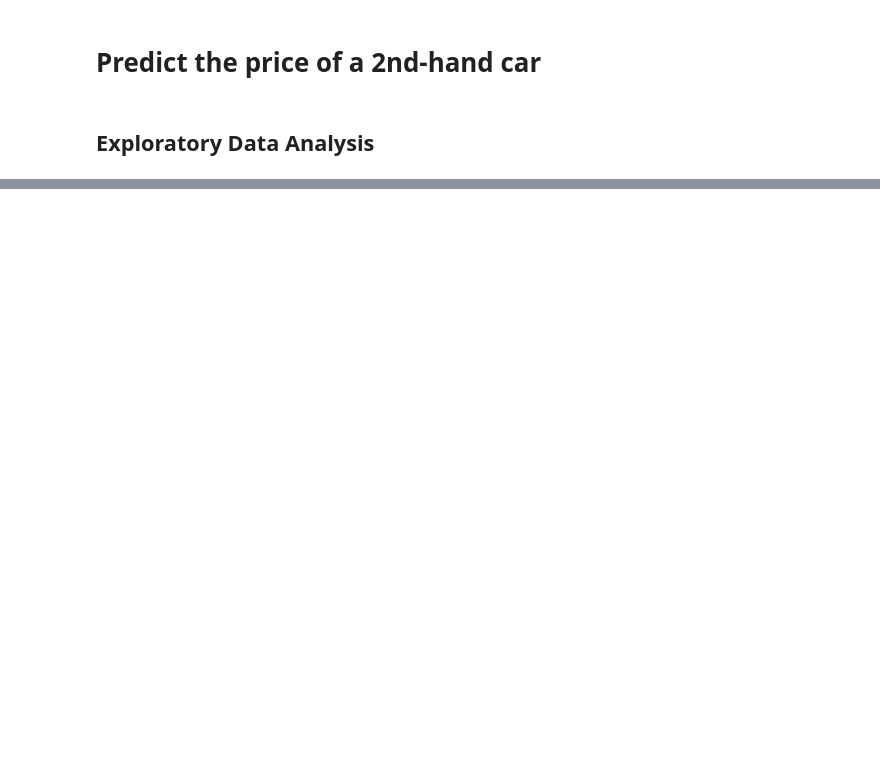
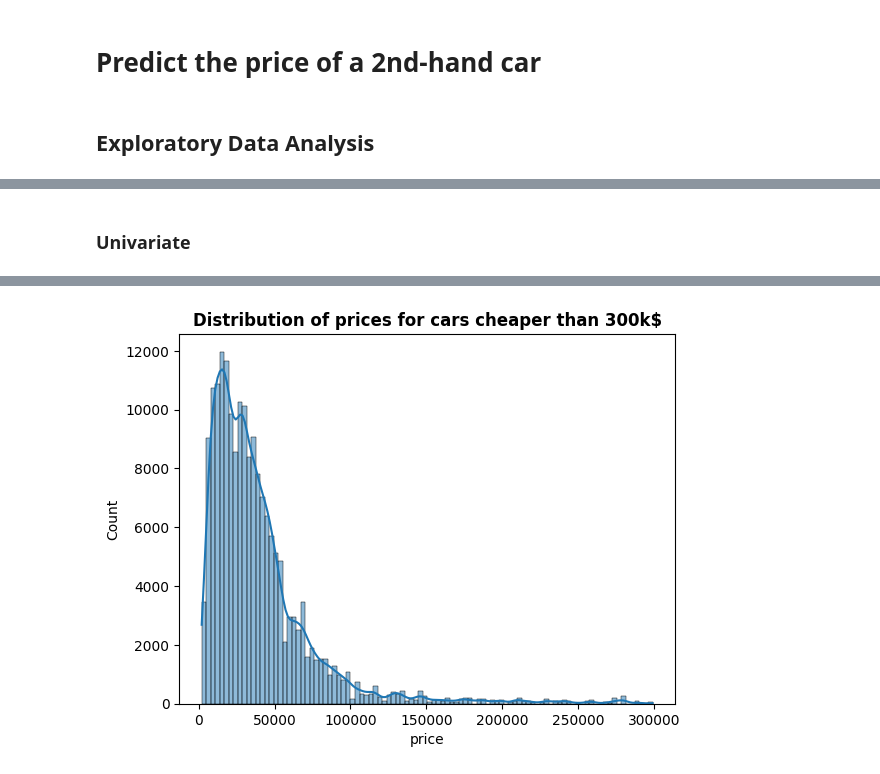
Before and after one commit to Rachadja/Regression-of-Used-Car-Prices, a Jupyter notebook: code/Notebook_Thibaud.ipynb, the cells around one changed output, grey strips where cells are left out. Cells and saved outputs as stored; diff of their text form; code cells hidden in the pictures; blank space fills up the shorter version.

```diff
--- a/code/Notebook_Thibaud.ipynb
+++ b/code/Notebook_Thibaud.ipynb
@@ -7,4 +7,5 @@ import seaborn as sns
 # %% [markdown]
 ## Exploratory Data Analysis
 # %%
-train_data = pd.read_csv("data/train.csv")
+train = pd.read_csv("../data/train.csv")
+print("Shape : ", train.shape[0], "cars ; ", train.shape[1], "columns")
@@ -11,2 +25,11 @@ train_data = pd.read_csv("data/train.csv")
+# %% [markdown]
+### Univariate
 # %% [markdown]
 At first, we can use the Extension DataWrangler : ![image.png](attachment:image.png)
+# %%
+data_low = train.loc[train["price"] < 300000, :]
+sns.histplot(data_low["price"], bins = 100, kde = True)
+plt.title("Distribution of prices for cars cheaper than 300k$", fontweight = 'bold')
+plt.show()
+# %% [output]
+[figure, added]
```
Also changed, not shown: parts of 10 cells of this notebook, 1 other file.
